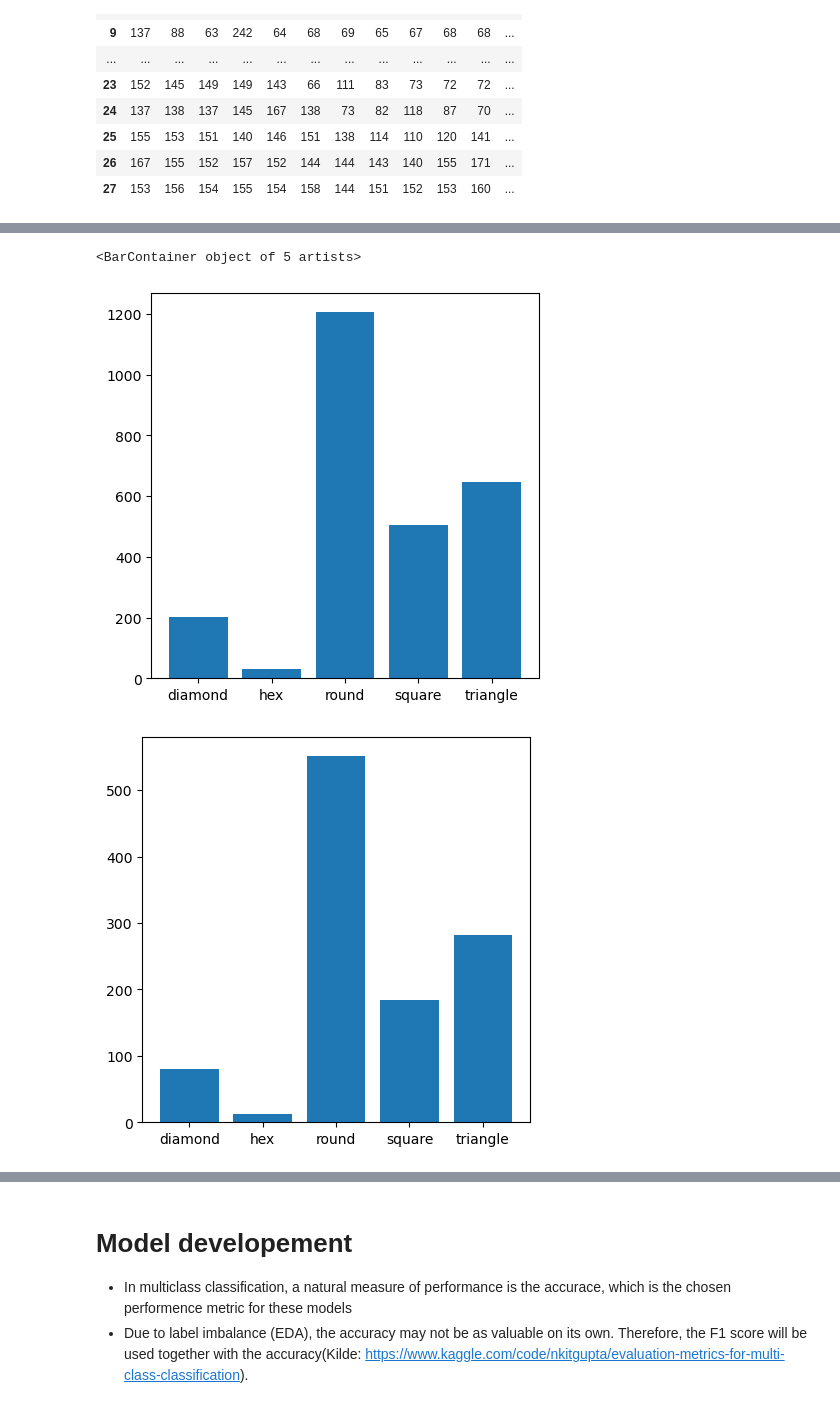
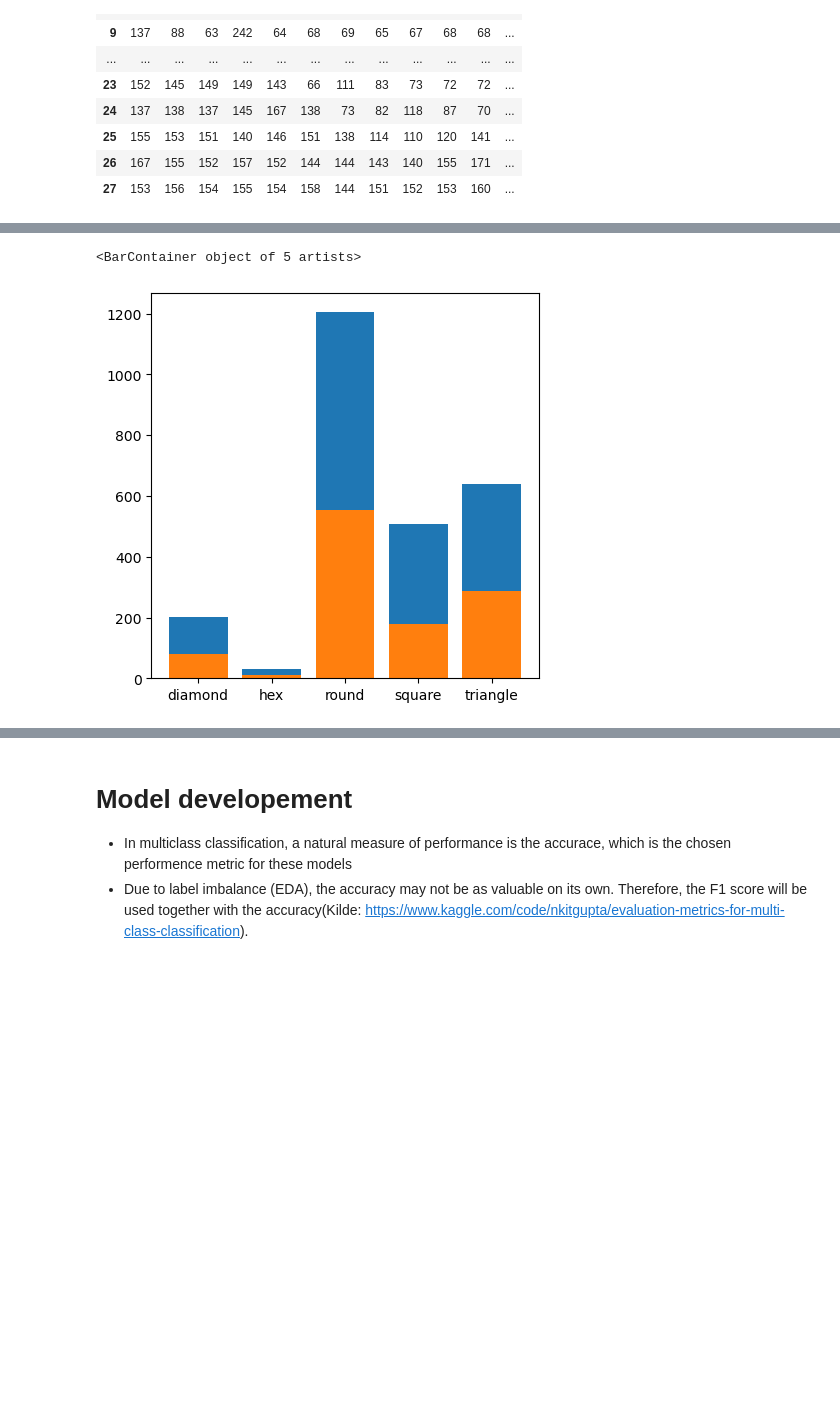
Before and after one commit to joergensiv/s4032472_s4028741_COSC2793Assignment2, a Jupyter notebook: Assignment_2_kjoerr.ipynb, the cells around one changed output, grey strips where cells are left out. Drawn from its saved outputs; the diff is of its cells as text; code cells hidden in the pictures; blank space fills up the shorter version.

```diff
--- a/Assignment_2_kjoerr.ipynb
+++ b/Assignment_2_kjoerr.ipynb
@@ -106,17 +106,17 @@ train.describe()
 # %%
 arrForm=[]
 npType=train['Form'].to_numpy()
-for i in range(int(npType[-1])):
+for i in range(5):
     a=np.count_nonzero(npType==i+1)
     arrForm.append(a)
 print(arrForm)
 
-arrType=[]
+arrTypeTrain=[]
 npType=train['Type'].to_numpy()
-for i in range(int(npType[-1])):
+for i in range(16):
     a=np.count_nonzero(npType==i+1)
-    arrType.append(a)
-print(arrType)
+    arrTypeTrain.append(a)
+print(arrTypeTrain)
 Forms=['diamond', 'hex', 'round', 'square', 'triangle']
 Types=['rightofway', 'stop', 'bicycle', 'limitedtraffic', 'noentry',
               'noparking', 'roundabout', 'speed', 'trafficdirective',
@@ -127,6 +127,6 @@ plt.figure(figsize=(5,5))
 plt.bar(Forms, arrForm)
 
 plt.figure(figsize=(10,10))
-plt.bar(Types, arrType)
+plt.bar(Types, arrTypeTrain)
 plt.xticks(rotation=45)
 # %% [output]
@@ -154,15 +154,16 @@ plt.xticks(rotation=45)
 # %%
 arrFormVal=[]
 npType=val['Form'].to_numpy()
-for i in range(int(npType[-1])):
+for i in range(5):
     a=np.count_nonzero(npType==i+1)
     arrFormVal.append(a)
 print(arrFormVal)
 
 arrTypeVal=[]
 npType=val['Type'].to_numpy()
+print(npType)
 print(npType[-1])
-for i in range(int(npType[-1])):
+for i in range(16):
     a=np.count_nonzero(npType==i+1)
     arrTypeVal.append(a)
 print(arrTypeVal)
@@ -199,12 +201,10 @@ plt.xticks(rotation=45)
 # %%
 plt.figure(figsize=(5,5))
 plt.bar(Forms, arrForm)
-plt.figure(figsize=(5,5))
 plt.bar(Forms, arrFormVal)
 # %% [output]
 <BarContainer object of 5 artists>
-[figure, old version]
+[figure, new version]
-[figure, removed]
 # %%
 plt.figure(figsize=(10,10))
 a = train[train["Form"]==1]
```
Also changed, not shown: parts of 26 cells of this notebook.
